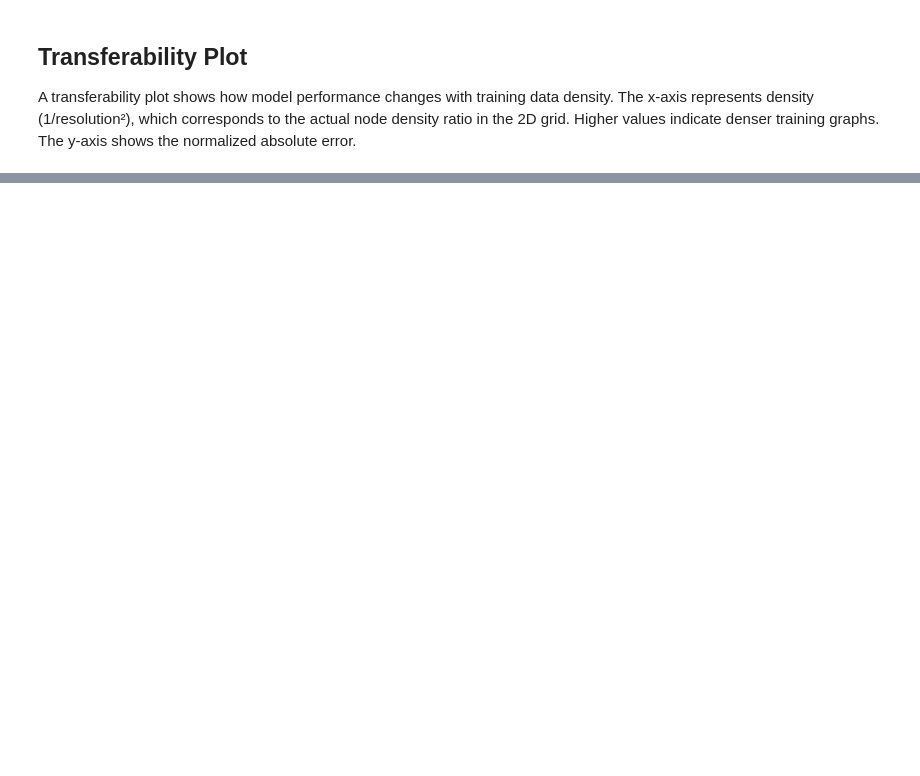
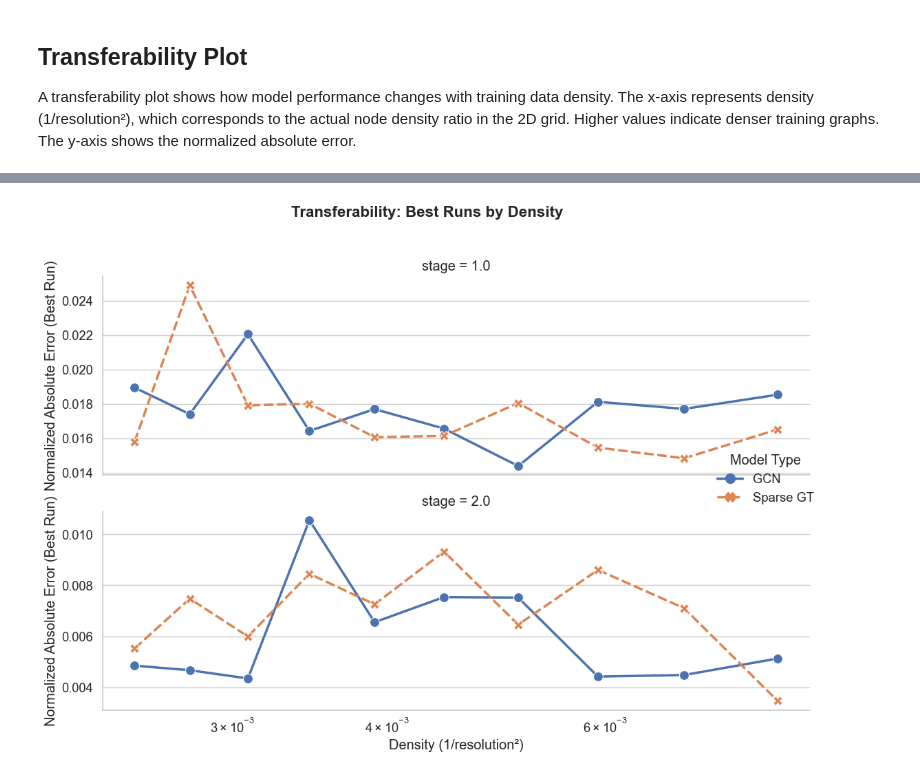
Before and after one commit to jotaporras/shortest-paths-nn, a Jupyter notebook: notebooks/e20_transferability_analysis.ipynb, the cells around one changed output, grey strips where cells are left out. Cells and saved outputs as stored; diff of their text form; code cells hidden in the pictures; blank space fills up the shorter version.

```diff
--- a/notebooks/e20_transferability_analysis.ipynb
+++ b/notebooks/e20_transferability_analysis.ipynb
@@ -313,3 +338,33 @@ plt.show()
+# %%
+# Alternative view: Best performance per density per model
+best_per_density = df.loc[df.groupby(['model_type', 'density', 'stage'])['normalized_abs_error'].idxmax()]
+
+g2 = sns.relplot(
+    data=best_per_density.query("train_density > 10"),
+    x='density',
+    y='normalized_abs_error',
+    hue='model_type',
+    kind='line',
+    markers=True,
+    style='model_type',
+    row="stage",
+    height=4,
+    aspect=2.5,
+    #palette=['#E63946', '#457B9D'],
+    markersize=10,
+    linewidth=2.5,
+    facet_kws=dict(sharex=True, sharey=False),
+)
+
+g2.set_axis_labels("Density (1/resolution²)", "Normalized Absolute Error (Best Run)")
+g2.legend.set_title("Model Type")
+g2.fig.suptitle("Transferability: Best Runs by Density", y=1.02, fontsize=16, fontweight='bold')
+g2.set(xscale='log')
+plt.tight_layout()
+plt.savefig('transferability_plot_best.png', dpi=150, bbox_inches='tight')
+plt.show()
+# %% [output]
+[figure, added]
 # %%
 # # Export the combined dataframe for further analysis
 # df.to_csv('wandb_runs_sparse_gt_gcn.csv', index=False)
```
Also changed, not shown: parts of 12 cells of this notebook, 8 other files.
